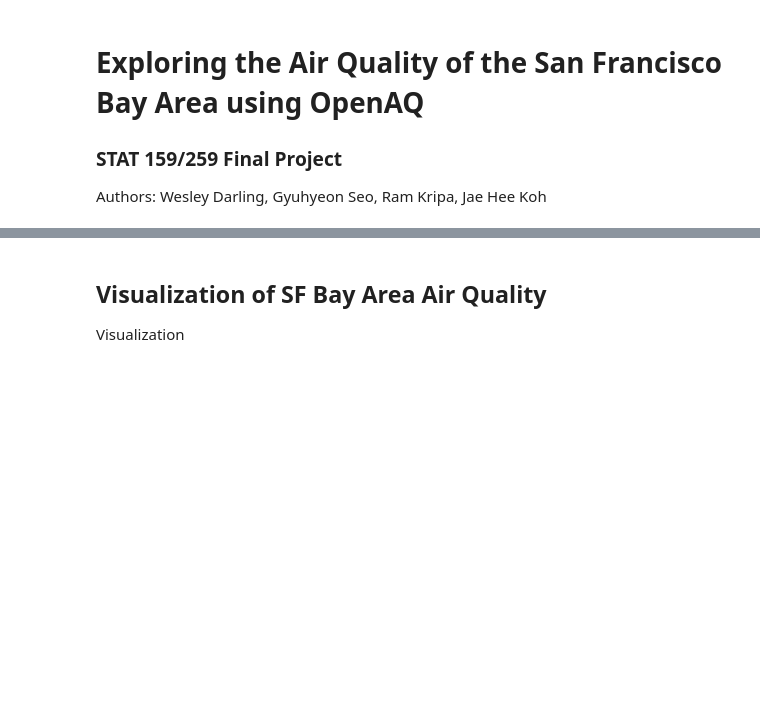
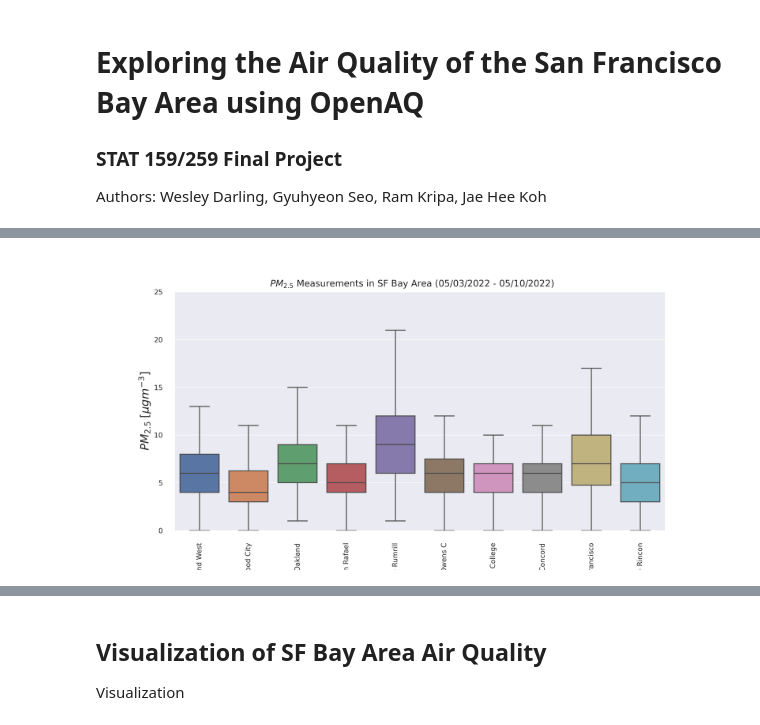
Before and after one commit to UCB-stat-159-s22/hw07-group13, a Jupyter notebook: Main.ipynb, the cells around one changed output, grey strips where cells are left out. Saved outputs shown, nothing was run; the diff lists cells and outputs as text; code cells hidden in the pictures; blank space fills up the shorter version.

```diff
--- a/Main.ipynb
+++ b/Main.ipynb
@@ -21,0 +68,4 @@ Exploring the Data
+# %%
+Image(filename = 'figures/PM25Boxthisweek.png', width=1000, height=1000)
+# %% [output]
+[figure, added]
```
Also changed, not shown: parts of 11 cells of this notebook, 7 other files.
